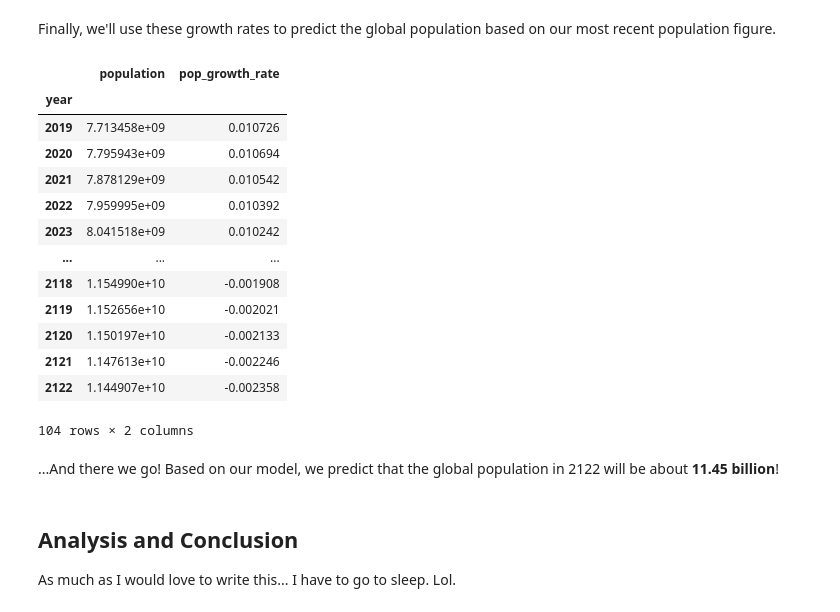
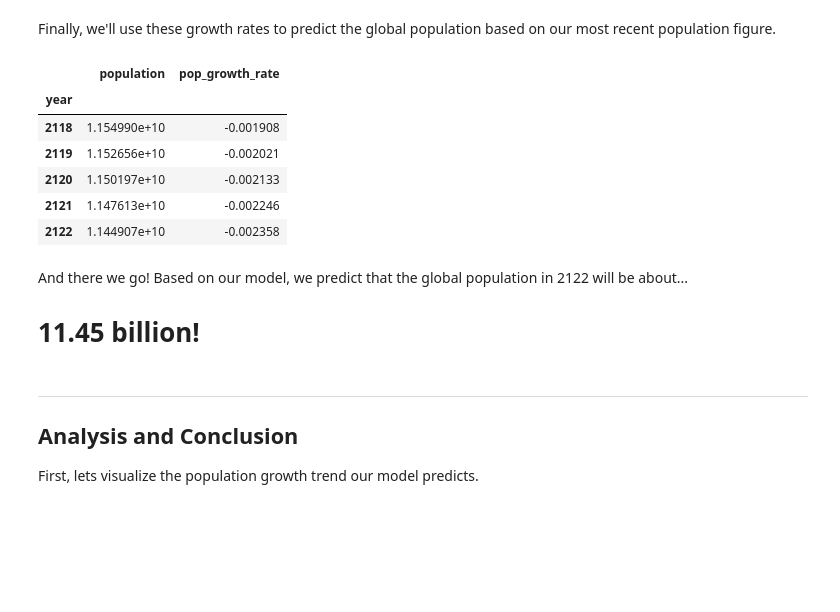
Before and after one commit to jcarballo1/cs5395-project1, a Jupyter notebook: Project1.ipynb, the cells around one changed output. Drawn from its saved outputs; the diff is of its cells as text; code cells hidden in the pictures; blank space fills up the shorter version.

Commit message:
Code cleanup, added more visualizations, started adding writeup components

```diff
--- a/Project1.ipynb
+++ b/Project1.ipynb
@@ -150,14 +182,0 @@ def calculated_weighted_avg_component(df, indicator_col):
-# %%
-# Use the previously defined function to calculated the components of the weighted averages
-
-weight_params = [
-    ('le_weighted_component', indicators_raw.life_expectancy),
-    ('myos_weighted_component', indicators_raw.mean_yos),
-    ('eyos_weighted_component', indicators_raw.expected_yos),
-    ('gnipc_weighted_component', indicators_raw.gni_per_capita)
-]
-
-for col_name, indicator_col in weight_params:
-    indicators_raw[col_name] = calculated_weighted_avg_component(indicators_raw, indicator_col)
-
-indicators_raw.loc[indicators_raw.year == 2000].head()
@@ -170,0 +183,9 @@ indicators_raw.loc[indicators_raw.year == 2000].head()
+# %%
+# Use the previously defined function to calculated the components of the weighted averages
+
+for col in [indicators_raw.life_expectancy, indicators_raw.mean_yos, indicators_raw.expected_yos, indicators_raw.gni_per_capita]:
+    indicators_raw[col.name] = calculated_weighted_avg_component(col, indicators_raw)
+
+# Results
+
+indicators_raw.loc[indicators_raw.year == 2000].head()
@@ -194,0 +203,7 @@ global_indicators.tail()
+# %%
+# Create a dataframe for global indicators by grouping and aggregating by sum
+
+global_indicators = indicators_raw.groupby('year').apply(lambda x: x.sum(min_count=1)).drop(['country', 'year'], axis=1)
+                                        # (The lambda is a workaround for pandas' tendancy to treat null values as 0.0)
+
+global_indicators.tail()
@@ -450,32 +517,26 @@ Finally, we'll use these growth rates to predict the global population based on
 # %%
 # Define a new dataframe to hold the population
 max_pop_year = global_indicators.population.dropna().index.max()
 population_projection = pd.DataFrame({'year': range(max_pop_year, 2122+1)}).set_index('year').join(global_indicators.population).join(projected_pop_rate)
 
-# Iteratively determine the unknown population based on projected population growth rate and previous year's population
-for year in population_projection.index:
-    if pd.isna(population_projection.loc[year].population):
-        population_projection.loc[year].population = population_projection.loc[year-1].population * (1 + population_projection.loc[year].pop_growth_rate)
+# Project future population based on projected growth rate and previous year's population
+for _ in population_projection.iterrows():
+    population_projection.population = (population_projection.population.shift(1) * (1 + population_projection.pop_growth_rate)).fillna(population_projection.population)
 
-population_projection
+population_projection.tail()
 # %% [output]
 |  | population | pop_growth_rate |
 | year |  |  |
-| 2019 | 7.713458e+09 | 0.010726 |
-| 2020 | 7.795943e+09 | 0.010694 |
-| 2021 | 7.878129e+09 | 0.010542 |
-| 2022 | 7.959995e+09 | 0.010392 |
-| 2023 | 8.041518e+09 | 0.010242 |
-| ... | ... | ... |
 | 2118 | 1.154990e+10 | -0.001908 |
 | 2119 | 1.152656e+10 | -0.002021 |
 | 2120 | 1.150197e+10 | -0.002133 |
 | 2121 | 1.147613e+10 | -0.002246 |
 | 2122 | 1.144907e+10 | -0.002358 |
-104 rows × 2 columns
 # %% [markdown]
-...And there we go! Based on our model, we predict that the global population in 2122 will be about **11.45 billion**!
+And there we go! Based on our model, we predict that the global population in 2122 will be about...
+# 11.45 billion!
 # %% [markdown]
+---
 ## Analysis and Conclusion
 
-As much as I would love to write this... I have to go to sleep. Lol.
+First, lets visualize the population growth trend our model predicts.
```
Also changed, not shown: parts of 17 cells of this notebook.
